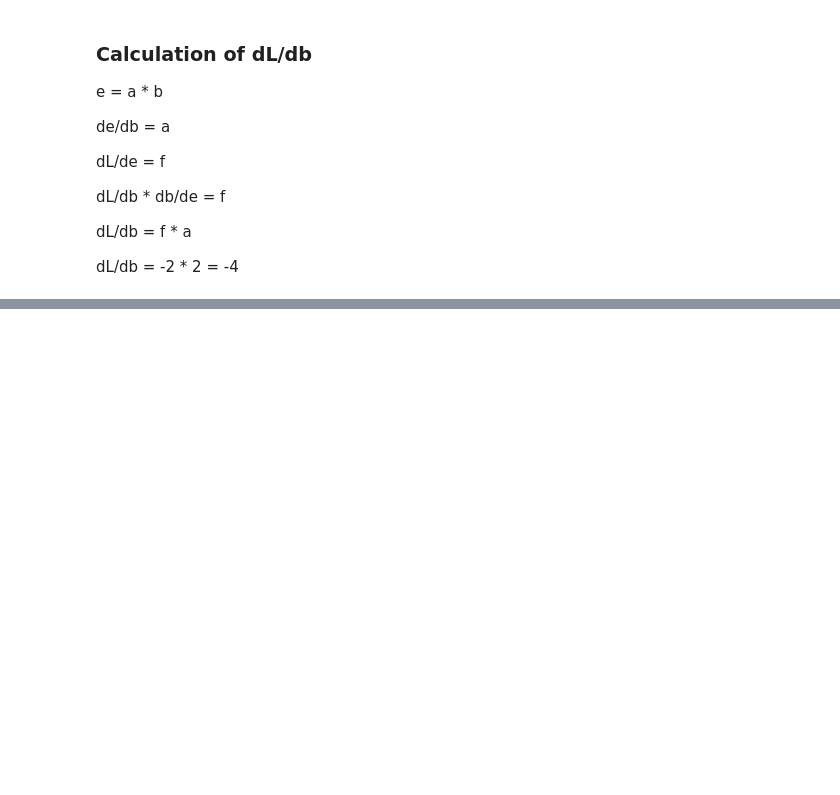
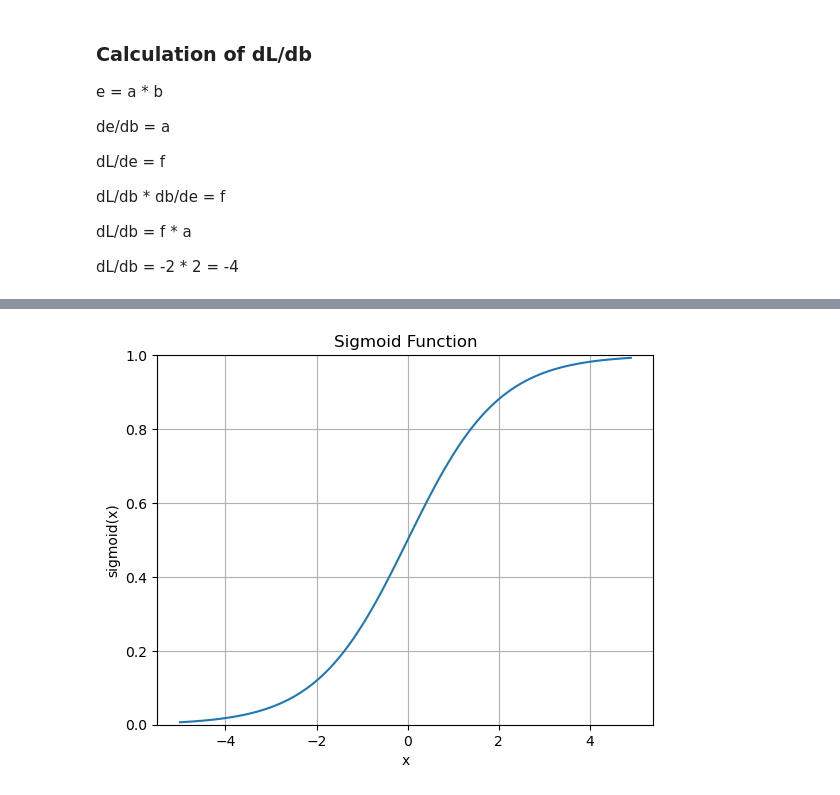
Before and after one commit to rgsk/nlp-andrej, a Jupyter notebook: micrograd_from_scratch.ipynb, the cells around one changed output, grey strips where cells are left out. Drawn from its saved outputs; the diff is of its cells as text; code cells hidden in the pictures; blank space fills up the shorter version.

```diff
--- a/micrograd_from_scratch.ipynb
+++ b/micrograd_from_scratch.ipynb
@@ -37,27 +37,27 @@ plt.plot(xs, ys)
 [figure]
 # %%
 h = 0.00000000000001
-x = 3.0
-print(f(x))
-print(f(x + h))
-print((f(x + h) - f(x))/h)
+n = 3.0
+print(f(n))
+print(f(n + h))
+print((f(n + h) - f(n))/h)
 # %% [output]
 20.0
 20.000000000000142
 14.210854715202004
 # %%
-x = 1.0
-print((f(x + h) - f(x))/h)
+n = 1.0
+print((f(n + h) - f(n))/h)
 # %% [output]
 1.9539925233402755
 # %%
-x = -3
-print((f(x + h) - f(x))/h)
+n = -3
+print((f(n + h) - f(n))/h)
 # %% [output]
 -22.737367544323206
 # %%
-x = 2/3
-print((f(x + h) - f(x))/h)
+n = 2/3
+print((f(n + h) - f(n))/h)
 # %% [output]
 0.0
 # %%
@@ -361,0 +395,16 @@ dL/db = -2 * 2 = -4
+# %%
+def sigmoid(x):
+    return 1 / (1 + np.exp(-x))
+
+n = np.arange(-5, 5, 0.1)
+y = sigmoid(n)
+
+plt.plot(n, y)
+plt.grid()
+plt.xlabel('x')
+plt.ylabel('sigmoid(x)')
+plt.title('Sigmoid Function')
+plt.ylim(0, 1)  # Set y-axis limits for the sigmoid's range
+plt.show()
+# %% [output]
+[figure, added]
```
Also changed, not shown: parts of 11 cells of this notebook.
